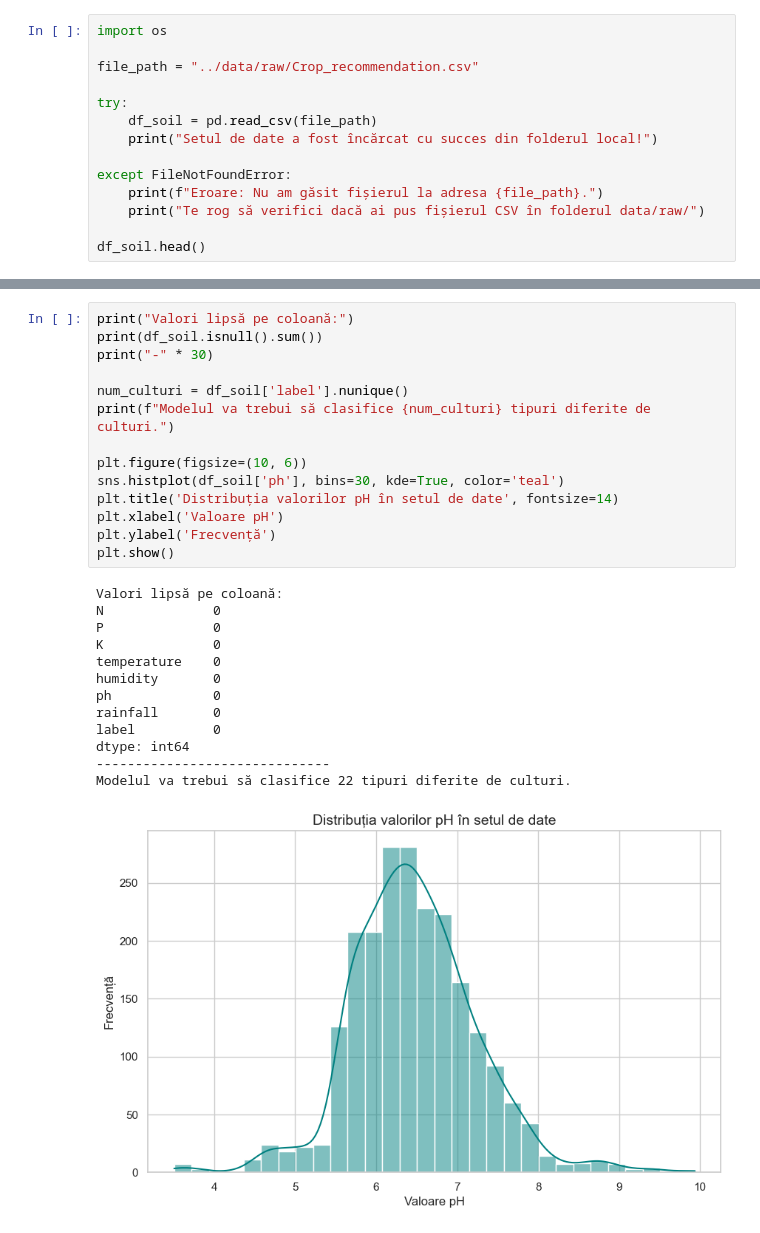
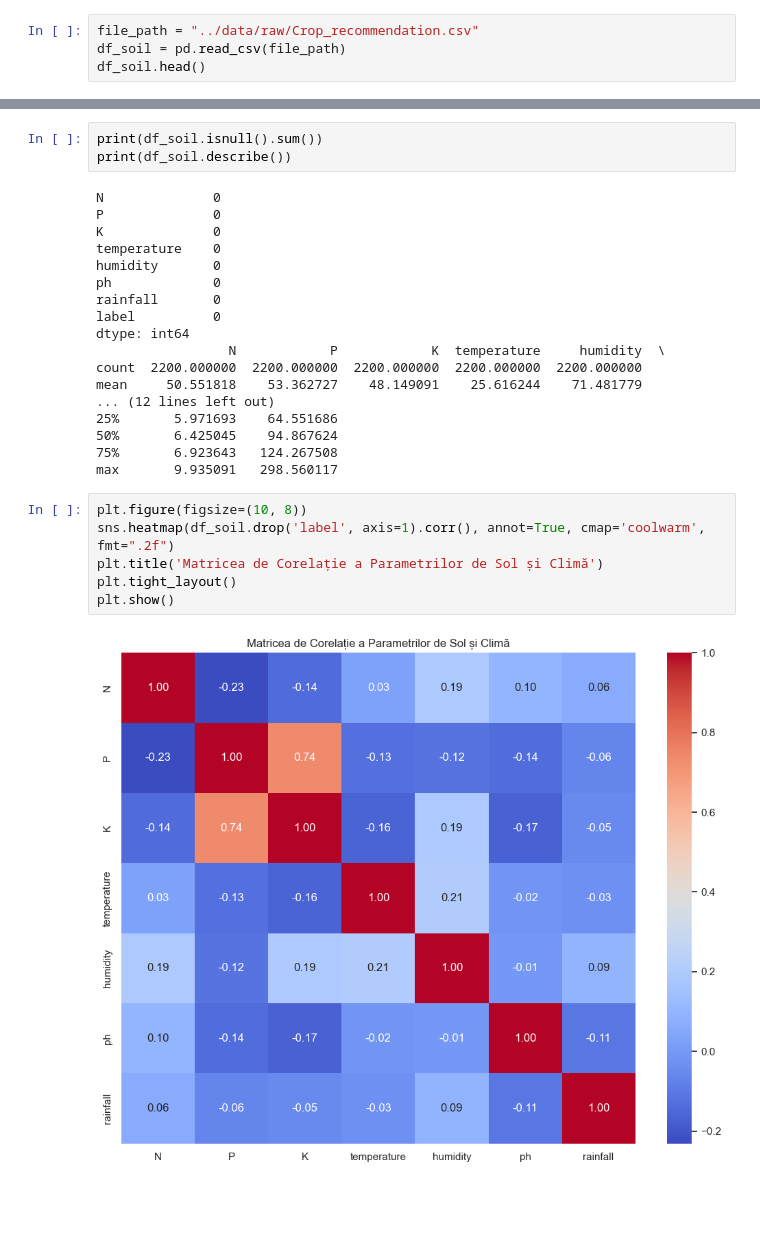
Before and after one commit to MrWeeb0/AgriGuard-AI, a Jupyter notebook: notebooks/01_eda_soil_data.ipynb, the cells around one changed output, grey strips where cells are left out. Saved outputs shown, nothing was run; the diff lists cells and outputs as text; blank space fills up the shorter version.

```diff
--- a/notebooks/01_eda_soil_data.ipynb
+++ b/notebooks/01_eda_soil_data.ipynb
@@ -13,15 +9,5 @@ Librăriile au fost încărcate cu succes!
 # %%
-import os
-
 file_path = "../data/raw/Crop_recommendation.csv"
-
-try:
-    df_soil = pd.read_csv(file_path)
-    print("Setul de date a fost încărcat cu succes din folderul local!")
-
-except FileNotFoundError:
-    print(f"Eroare: Nu am găsit fișierul la adresa {file_path}.")
-    print("Te rog să verifici dacă ai pus fișierul CSV în folderul data/raw/")
-
+df_soil = pd.read_csv(file_path)
 df_soil.head()
 # %% [output]
@@ -33,21 +18,9 @@ Setul de date a fost încărcat cu succes din folderul local!
 | 3 | 74 | 35 | 40 | 26.491096 | 80.158363 | 6.980401 | 242.864034 | rice |
 | 4 | 78 | 42 | 42 | 20.130175 | 81.604873 | 7.628473 | 262.717340 | rice |
 # %%
-print("Valori lipsă pe coloană:")
 print(df_soil.isnull().sum())
-print("-" * 30)
-
-num_culturi = df_soil['label'].nunique()
-print(f"Modelul va trebui să clasifice {num_culturi} tipuri diferite de culturi.")
-
-plt.figure(figsize=(10, 6))
-sns.histplot(df_soil['ph'], bins=30, kde=True, color='teal')
-plt.title('Distribuția valorilor pH în setul de date', fontsize=14)
-plt.xlabel('Valoare pH')
-plt.ylabel('Frecvență')
-plt.show()
+print(df_soil.describe())
 # %% [output]
-Valori lipsă pe coloană:
 N              0
 P              0
 K              0
@@ -57,6 +30,19 @@ ph             0
 rainfall       0
 label          0
 dtype: int64
-------------------------------
-Modelul va trebui să clasifice 22 tipuri diferite de culturi.
+                 N            P            K  temperature     humidity  \
+count  2200.000000  2200.000000  2200.000000  2200.000000  2200.000000
+mean     50.551818    53.362727    48.149091    25.616244    71.481779
+... (12 lines left out)
+25%       5.971693    64.551686
+50%       6.425045    94.867624
+75%       6.923643   124.267508
+max       9.935091   298.560117
-[figure, removed]
+# %%
+plt.figure(figsize=(10, 8))
+sns.heatmap(df_soil.drop('label', axis=1).corr(), annot=True, cmap='coolwarm', fmt=".2f")
+plt.title('Matricea de Corelație a Parametrilor de Sol și Climă')
+plt.tight_layout()
+plt.show()
+# %% [output]
+[figure, added]
```
Also changed, not shown: parts of 4 cells of this notebook, 7 other files.
